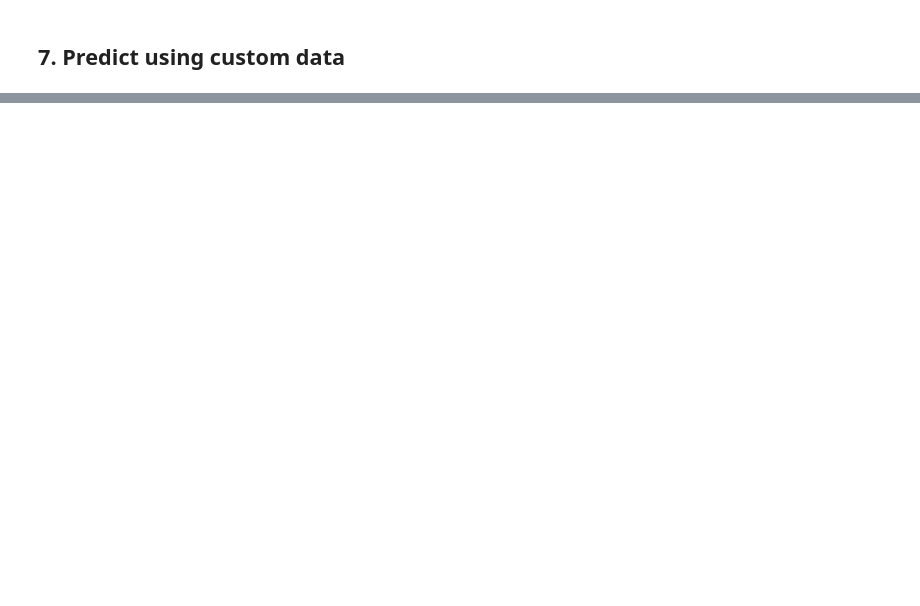
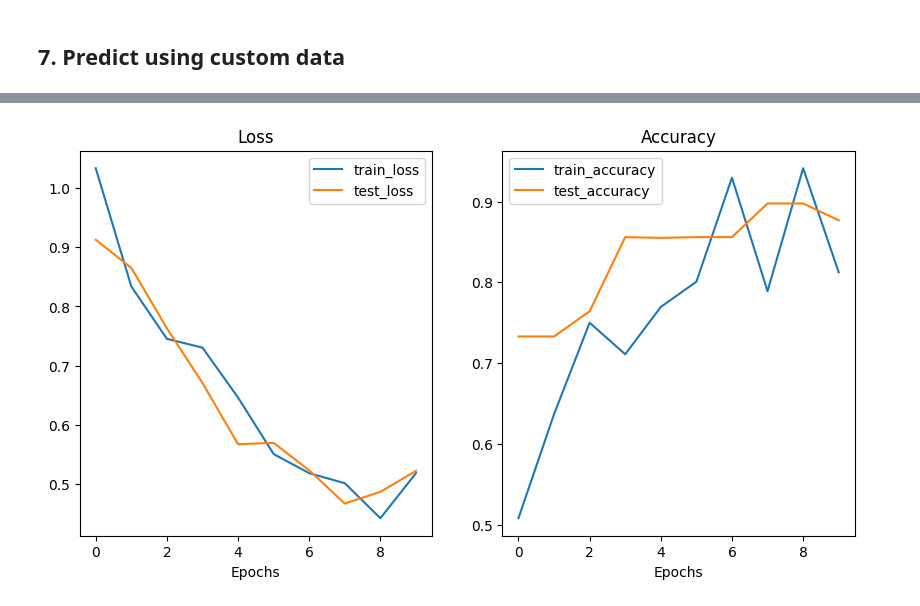
Before and after one commit to YehiaEhab16/PyTorch-Deep-Learning, a Jupyter notebook: train.ipynb, the cells around one changed output, grey strips where cells are left out. Drawn from its saved outputs; the diff is of its cells as text; code cells hidden in the pictures; blank space fills up the shorter version.

```diff
--- a/train.ipynb
+++ b/train.ipynb
@@ -187,0 +203,10 @@ hlp.pred_and_plot_image(model=simple_model, image_path=IMAGE_PATH_EXTRA, class_n
+# %%
+weights = torchvision.models.EfficientNet_B0_Weights.DEFAULT
+auto_transforms = weights.transforms()
+
+# Turn images into DataLoaders
+train_dataloader = DataLoader(train_data_simple, batch_size=BATCH_SIZE, shuffle=True,  num_workers=NUM_WORKERS, pin_memory=True )
+
+test_dataloader  = DataLoader(test_data_simple , batch_size=BATCH_SIZE, shuffle=False, num_workers=NUM_WORKERS, pin_memory=True)
+
+auto_transforms, train_dataloader, test_dataloader
@@ -187,0 +223,19 @@ hlp.pred_and_plot_image(model=simple_model, image_path=IMAGE_PATH_EXTRA, class_n
+# %%
+TRAINED_MODEL_PATH = 'trained_model.pth'
+
+trained_model = torchvision.models.efficientnet_b0(weights=weights).to(device)
+
+for param in trained_model.features.parameters():
+  param.requires_grad = False
+
+trained_model.classifier = nn.Sequential(
+    nn.Dropout(p=0.2, inplace=True),
+    nn.Linear(in_features=1280, out_features=len(class_names))
+    ).to(device)
+
+try:
+    trained_model.load_state_dict(torch.load(f=TRAINED_MODEL_PATH))
+except FileNotFoundError:
+    pass
+
+trained_model
@@ -187,0 +280,13 @@ hlp.pred_and_plot_image(model=simple_model, image_path=IMAGE_PATH_EXTRA, class_n
+# %%
+# Number of epochs
+NUM_EPOCHS = 10
+
+# Setup loss function and optimizer
+loss_fn = nn.CrossEntropyLoss()
+optimizer = torch.optim.Adam(params=trained_model.parameters(), lr=0.001)
+
+trained_model_results = hlp.train_model(model=trained_model, train_dataloader=train_dataloader, test_dataloader=test_dataloader,
+                                       optimizer=optimizer, loss_fn=loss_fn, epochs=NUM_EPOCHS, device=device)
+
+# Save Model
+torch.save(obj=simple_model.state_dict(),f=TRAINED_MODEL_PATH)
@@ -187,0 +304,4 @@ hlp.pred_and_plot_image(model=simple_model, image_path=IMAGE_PATH_EXTRA, class_n
+# %%
+hlp.plot_loss_curves(trained_model_results)
+# %% [output]
+[figure, added]
```
Also changed, not shown: parts of 16 cells of this notebook, 3 other files.
